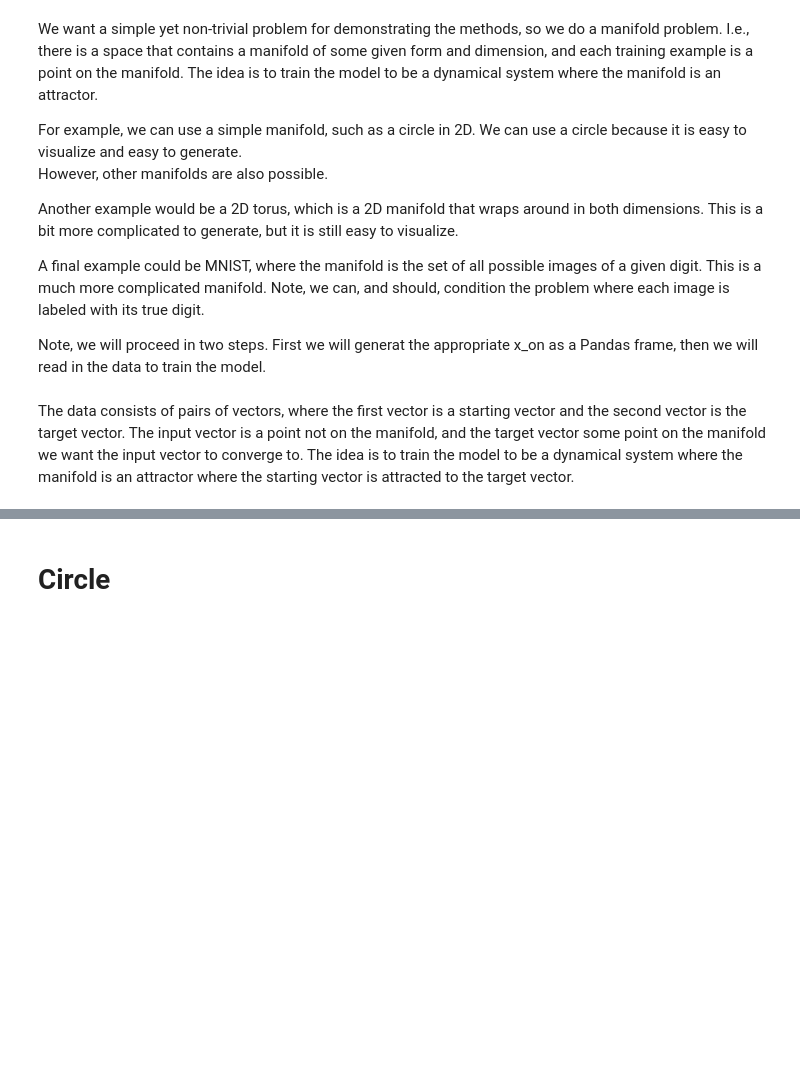
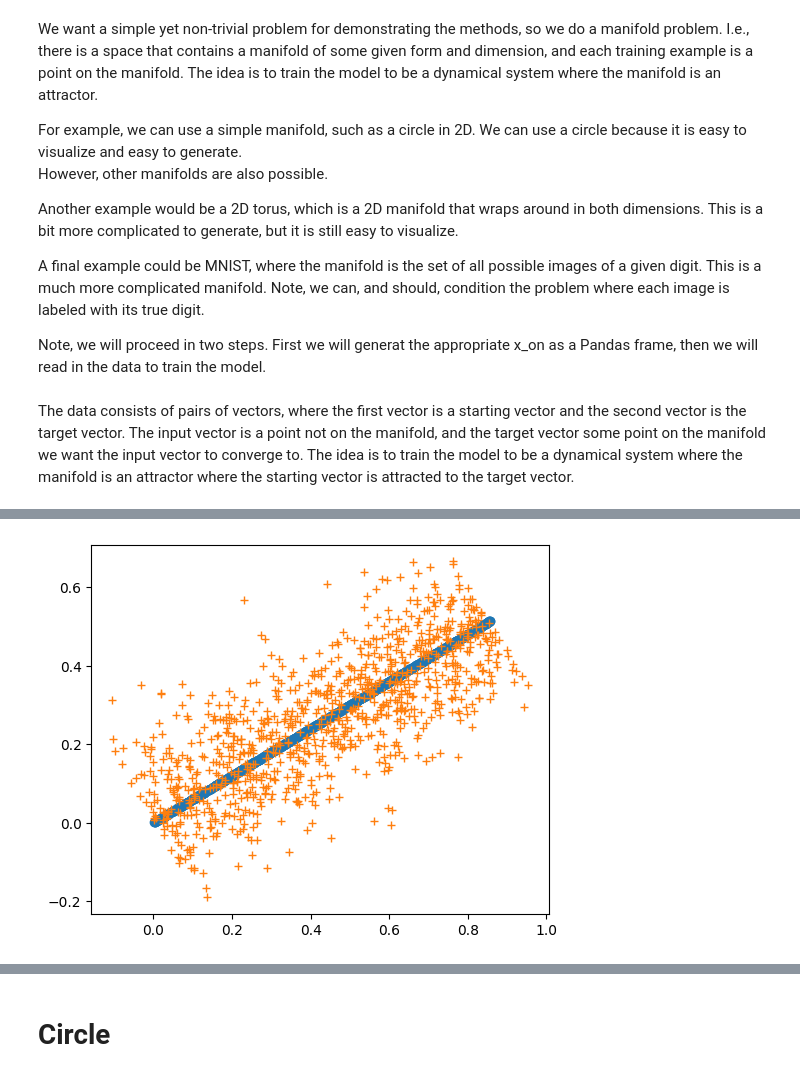
Before and after one commit to rcpaffenroth/iterativennsimple, a Jupyter notebook: notebooks/1-rcp-generate-data.ipynb, the cells around one changed output, grey strips where cells are left out. Saved outputs shown, nothing was run; the diff lists cells and outputs as text; code cells hidden in the pictures; blank space fills up the shorter version.

```diff
--- a/notebooks/1-rcp-generate-data.ipynb
+++ b/notebooks/1-rcp-generate-data.ipynb
@@ -44,0 +102,19 @@ The data consists of pairs of vectors, where the first vector is a starting vect
+# %%
+num_points = 1000
+name='pca_line'
+# The poits on the line
+rho = np.random.uniform(0, 1, num_points)
+theta = 0.54
+x_on = rho*np.cos(theta)
+y_on = rho*np.sin(theta)
+# The points off the line
+gamma = np.random.normal(0, 0.1, num_points)
+x_off = x_on + gamma*np.cos(theta+np.pi/2.0)
+y_off = y_on + gamma*np.sin(theta+np.pi/2.0)
+# %%
+_, ax = plt.subplots()
+ax.plot(x_on, y_on, 'o')
+ax.plot(x_off, y_off, '+')
+ax.set_aspect('equal')
+# %% [output]
+[figure, added]
```
Also changed, not shown: parts of 27 cells of this notebook, 1 other file.
